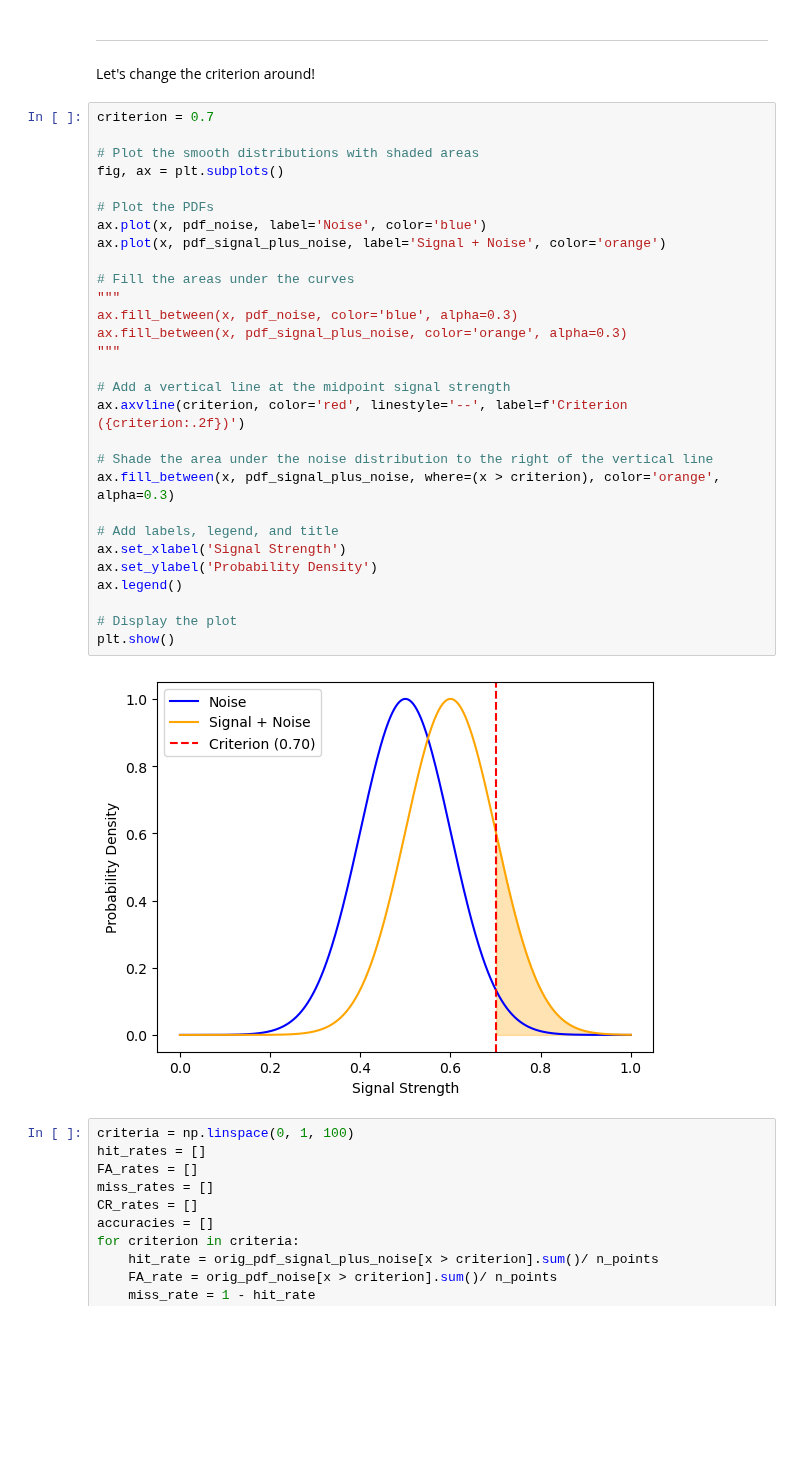
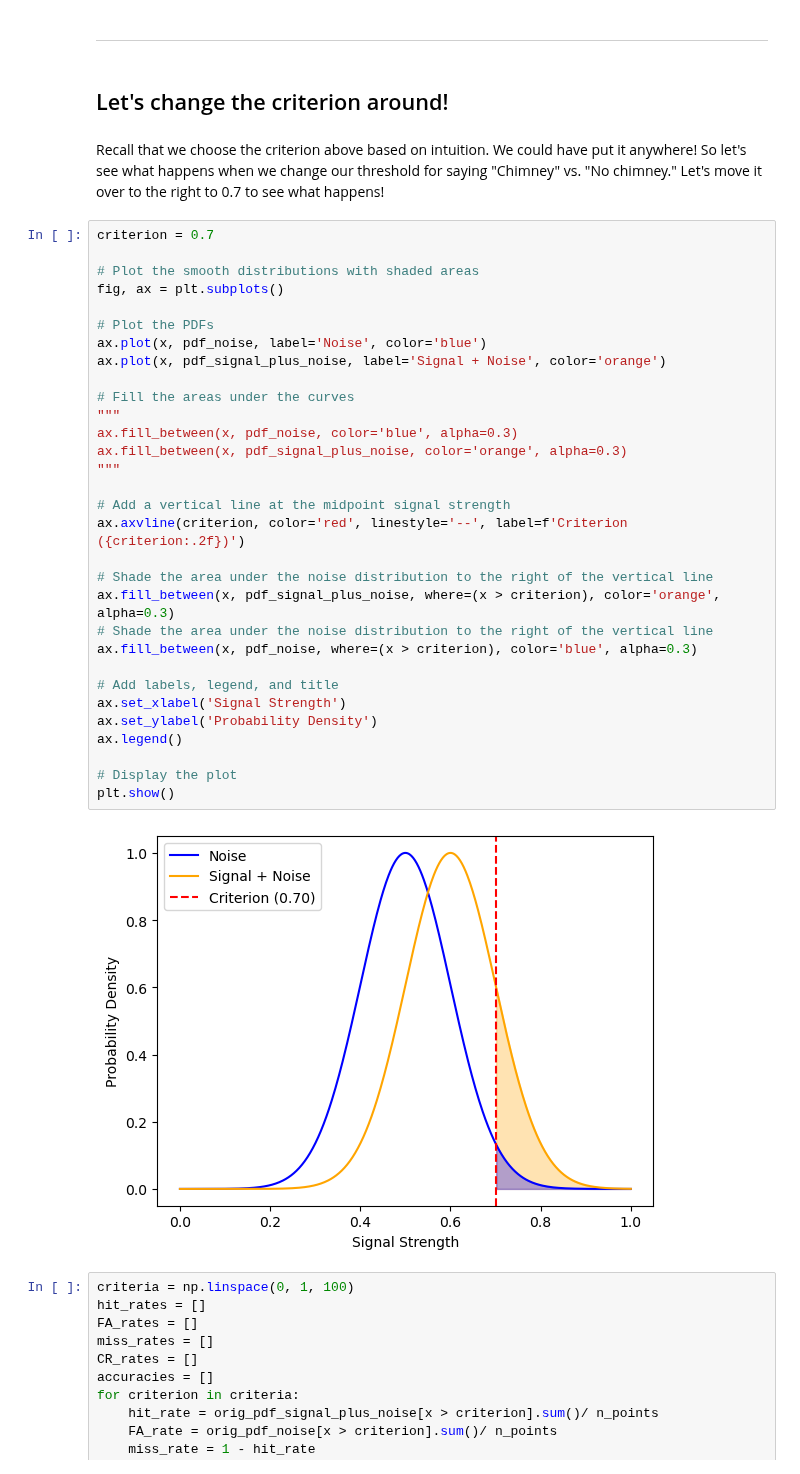
Before and after one commit to psychdatascience/FDS-CourseTwo, a Jupyter notebook: Other/ConfusionMatrix/confusion_matrix.ipynb, the cells around one changed output. Drawn from its saved outputs; the diff is of its cells as text; blank space fills up the shorter version.

```diff
--- a/Other/ConfusionMatrix/confusion_matrix.ipynb
+++ b/Other/ConfusionMatrix/confusion_matrix.ipynb
@@ -293,38 +318,42 @@ So our response matrix, in probabilty form, would look like this:
 # %% [markdown]
 ---
 # %% [markdown]
-Let's change the criterion around!
+## Let's change the criterion around!
+# %% [markdown]
+Recall that we choose the criterion above based on intuition. We could have put it anywhere! So let's see what happens when we change our threshold for saying "Chimney" vs. "No chimney." Let's move it over to the right to 0.7 to see what happens!
 # %%
 criterion = 0.7
 
 # Plot the smooth distributions with shaded areas
 fig, ax = plt.subplots()
 
 # Plot the PDFs
 ax.plot(x, pdf_noise, label='Noise', color='blue')
 ax.plot(x, pdf_signal_plus_noise, label='Signal + Noise', color='orange')
 
 # Fill the areas under the curves
 """
 ax.fill_between(x, pdf_noise, color='blue', alpha=0.3)
 ax.fill_between(x, pdf_signal_plus_noise, color='orange', alpha=0.3)
 """
 
 # Add a vertical line at the midpoint signal strength
 ax.axvline(criterion, color='red', linestyle='--', label=f'Criterion ({criterion:.2f})')
 
 # Shade the area under the noise distribution to the right of the vertical line
 ax.fill_between(x, pdf_signal_plus_noise, where=(x > criterion), color='orange', alpha=0.3)
+# Shade the area under the noise distribution to the right of the vertical line
+ax.fill_between(x, pdf_noise, where=(x > criterion), color='blue', alpha=0.3)
 
 # Add labels, legend, and title
 ax.set_xlabel('Signal Strength')
 ax.set_ylabel('Probability Density')
 ax.legend()
 
 # Display the plot
 plt.show()
 # %% [output]
-[figure, old version]
+[figure, new version]
 # %%
 criteria = np.linspace(0, 1, 100)
 hit_rates = []
```
Also changed, not shown: parts of 19 cells of this notebook.
